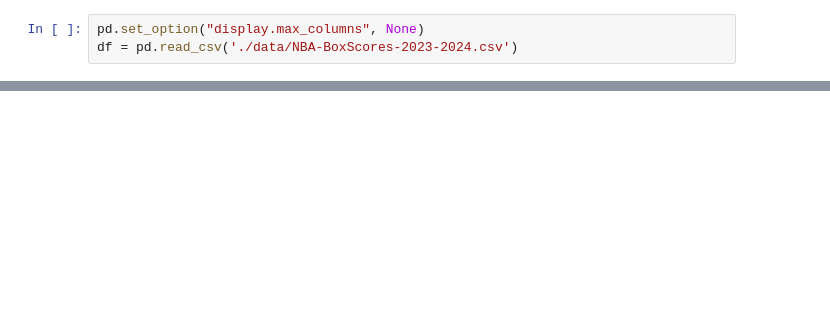
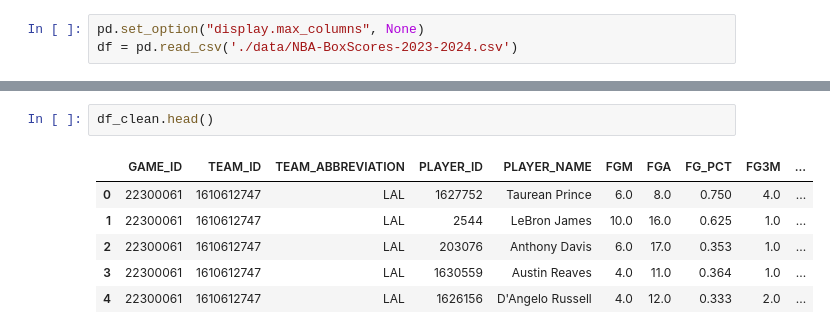
Before and after one commit to gdly01/Apply-Deep-learning-for-NBA-game-analysis, a Jupyter notebook: readData.ipynb, the cells around one changed output, grey strips where cells are left out. Drawn from its saved outputs; the diff is of its cells as text; blank space fills up the shorter version.

```diff
--- a/readData.ipynb
+++ b/readData.ipynb
@@ -35,0 +87,9 @@ dtype: float64
+# %%
+df_clean.head()
+# %% [output]
+|  | GAME_ID | TEAM_ID | TEAM_ABBREVIATION | PLAYER_ID | PLAYER_NAME | FGM | FGA | FG_PCT | FG3M | ... |
+| 0 | 22300061 | 1610612747 | LAL | 1627752 | Taurean Prince | 6.0 | 8.0 | 0.750 | 4.0 | ... |
+| 1 | 22300061 | 1610612747 | LAL | 2544 | LeBron James | 10.0 | 16.0 | 0.625 | 1.0 | ... |
+| 2 | 22300061 | 1610612747 | LAL | 203076 | Anthony Davis | 6.0 | 17.0 | 0.353 | 1.0 | ... |
+| 3 | 22300061 | 1610612747 | LAL | 1630559 | Austin Reaves | 4.0 | 11.0 | 0.364 | 1.0 | ... |
+| 4 | 22300061 | 1610612747 | LAL | 1626156 | D'Angelo Russell | 4.0 | 12.0 | 0.333 | 2.0 | ... |
```
Also changed, not shown: parts of 12 cells of this notebook, 1 other file.
